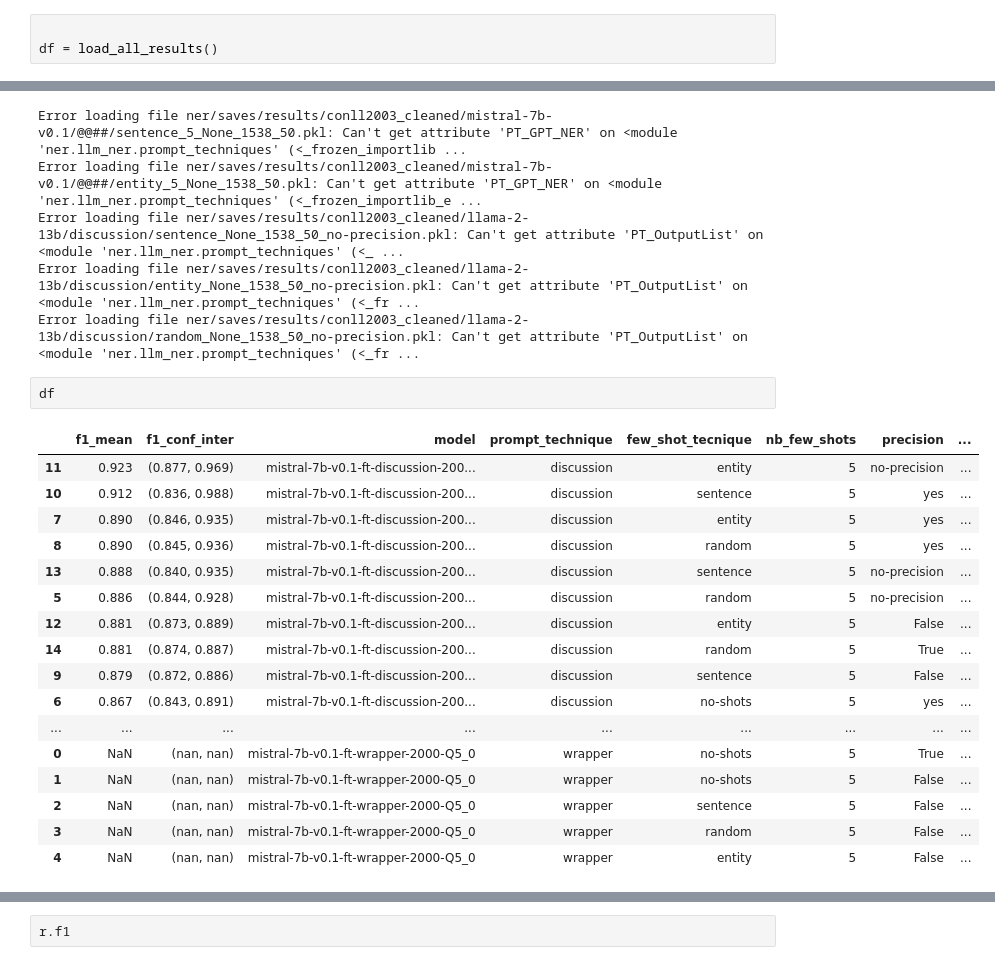
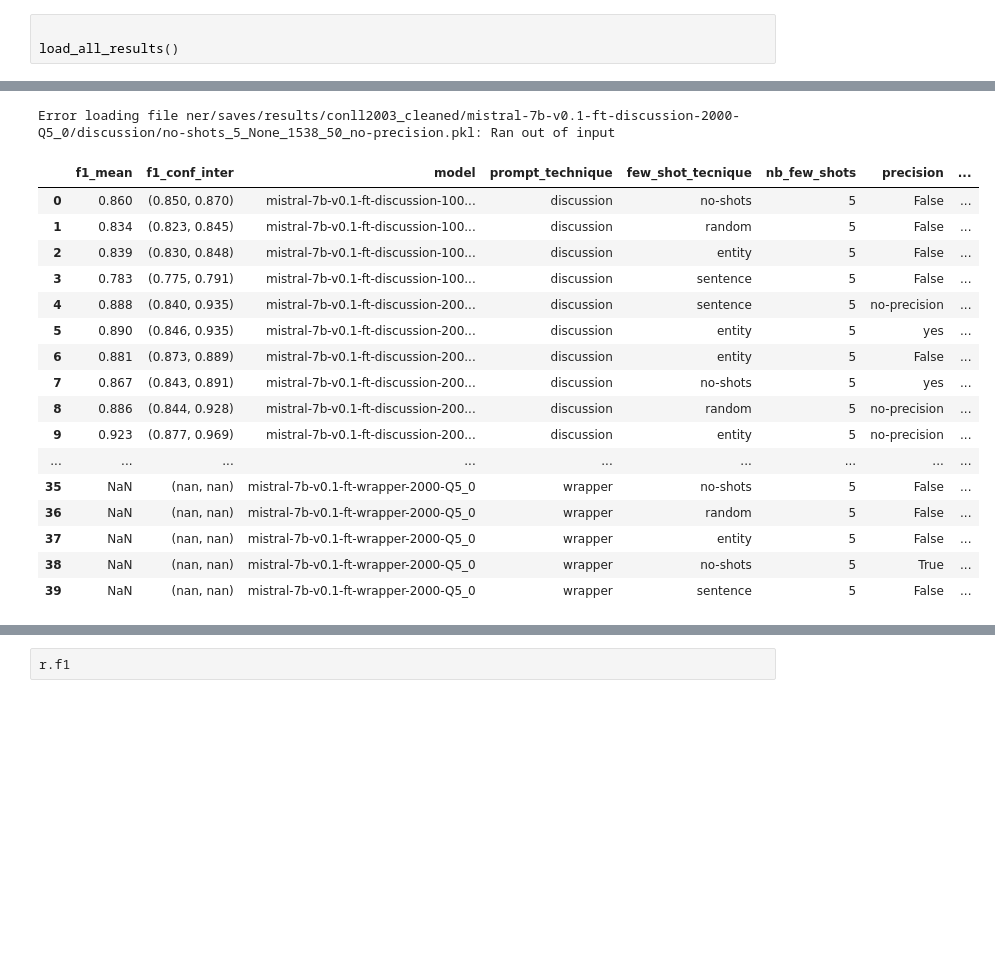
Before and after one commit to MathieuDesponds/Information-extraction-in-official-documents-using-LLMs, a Jupyter notebook: analysing_results.ipynb, the cells around one changed output, grey strips where cells are left out. Cells and saved outputs as stored; diff of their text form; blank space fills up the shorter version.

```diff
--- a/analysing_results.ipynb
+++ b/analysing_results.ipynb
@@ -12,4 +26,4 @@ from ner.llm_ner.ResultInstance import load_all_results, load_result
 # %%
 
-df = load_all_results()
+load_all_results()
 # %% [output]
@@ -17,25 +36,18 @@ Error loading file ner/saves/results/conll2003_cleaned/mistral-7b-v0.1-ft-discus
-Error loading file ner/saves/results/conll2003_cleaned/mistral-7b-v0.1/@@##/sentence_5_None_1538_50.pkl: Can't get attribute 'PT_GPT_NER' on <module 'ner.llm_ner.prompt_techniques' (<_frozen_importlib ...
-Error loading file ner/saves/results/conll2003_cleaned/mistral-7b-v0.1/@@##/entity_5_None_1538_50.pkl: Can't get attribute 'PT_GPT_NER' on <module 'ner.llm_ner.prompt_techniques' (<_frozen_importlib_e ...
-Error loading file ner/saves/results/conll2003_cleaned/llama-2-13b/discussion/sentence_None_1538_50_no-precision.pkl: Can't get attribute 'PT_OutputList' on <module 'ner.llm_ner.prompt_techniques' (<_ ...
-Error loading file ner/saves/results/conll2003_cleaned/llama-2-13b/discussion/entity_None_1538_50_no-precision.pkl: Can't get attribute 'PT_OutputList' on <module 'ner.llm_ner.prompt_techniques' (<_fr ...
-Error loading file ner/saves/results/conll2003_cleaned/llama-2-13b/discussion/random_None_1538_50_no-precision.pkl: Can't get attribute 'PT_OutputList' on <module 'ner.llm_ner.prompt_techniques' (<_fr ...
+Error loading file ner/saves/results/conll2003_cleaned/mistral-7b-v0.1-ft-discussion-2000-Q5_0/discussion/no-shots_5_None_1538_50_no-precision.pkl: Ran out of input
+|  | f1_mean | f1_conf_inter | model | prompt_technique | few_shot_tecnique | nb_few_shots | precision | ... |
+| 0 | 0.860 | (0.850, 0.870) | mistral-7b-v0.1-ft-discussion-100... | discussion | no-shots | 5 | False | ... |
+| 1 | 0.834 | (0.823, 0.845) | mistral-7b-v0.1-ft-discussion-100... | discussion | random | 5 | False | ... |
+| 2 | 0.839 | (0.830, 0.848) | mistral-7b-v0.1-ft-discussion-100... | discussion | entity | 5 | False | ... |
+| 3 | 0.783 | (0.775, 0.791) | mistral-7b-v0.1-ft-discussion-100... | discussion | sentence | 5 | False | ... |
+| 4 | 0.888 | (0.840, 0.935) | mistral-7b-v0.1-ft-discussion-200... | discussion | sentence | 5 | no-precision | ... |
+| 5 | 0.890 | (0.846, 0.935) | mistral-7b-v0.1-ft-discussion-200... | discussion | entity | 5 | yes | ... |
+| 6 | 0.881 | (0.873, 0.889) | mistral-7b-v0.1-ft-discussion-200... | discussion | entity | 5 | False | ... |
+| 7 | 0.867 | (0.843, 0.891) | mistral-7b-v0.1-ft-discussion-200... | discussion | no-shots | 5 | yes | ... |
+| 8 | 0.886 | (0.844, 0.928) | mistral-7b-v0.1-ft-discussion-200... | discussion | random | 5 | no-precision | ... |
+| 9 | 0.923 | (0.877, 0.969) | mistral-7b-v0.1-ft-discussion-200... | discussion | entity | 5 | no-precision | ... |
+| ... | ... | ... | ... | ... | ... | ... | ... | ... |
+| 35 | NaN | (nan, nan) | mistral-7b-v0.1-ft-wrapper-2000-Q5_0 | wrapper | no-shots | 5 | False | ... |
+| 36 | NaN | (nan, nan) | mistral-7b-v0.1-ft-wrapper-2000-Q5_0 | wrapper | random | 5 | False | ... |
+| 37 | NaN | (nan, nan) | mistral-7b-v0.1-ft-wrapper-2000-Q5_0 | wrapper | entity | 5 | False | ... |
+| 38 | NaN | (nan, nan) | mistral-7b-v0.1-ft-wrapper-2000-Q5_0 | wrapper | no-shots | 5 | True | ... |
+| 39 | NaN | (nan, nan) | mistral-7b-v0.1-ft-wrapper-2000-Q5_0 | wrapper | sentence | 5 | False | ... |
-# %%
-df
-# %% [output]
-|  | f1_mean | f1_conf_inter | model | prompt_technique | few_shot_tecnique | nb_few_shots | precision | ... |
-| 11 | 0.923 | (0.877, 0.969) | mistral-7b-v0.1-ft-discussion-200... | discussion | entity | 5 | no-precision | ... |
-| 10 | 0.912 | (0.836, 0.988) | mistral-7b-v0.1-ft-discussion-200... | discussion | sentence | 5 | yes | ... |
-| 7 | 0.890 | (0.846, 0.935) | mistral-7b-v0.1-ft-discussion-200... | discussion | entity | 5 | yes | ... |
-| 8 | 0.890 | (0.845, 0.936) | mistral-7b-v0.1-ft-discussion-200... | discussion | random | 5 | yes | ... |
-| 13 | 0.888 | (0.840, 0.935) | mistral-7b-v0.1-ft-discussion-200... | discussion | sentence | 5 | no-precision | ... |
-| 5 | 0.886 | (0.844, 0.928) | mistral-7b-v0.1-ft-discussion-200... | discussion | random | 5 | no-precision | ... |
-| 12 | 0.881 | (0.873, 0.889) | mistral-7b-v0.1-ft-discussion-200... | discussion | entity | 5 | False | ... |
-| 14 | 0.881 | (0.874, 0.887) | mistral-7b-v0.1-ft-discussion-200... | discussion | random | 5 | True | ... |
-| 9 | 0.879 | (0.872, 0.886) | mistral-7b-v0.1-ft-discussion-200... | discussion | sentence | 5 | False | ... |
-| 6 | 0.867 | (0.843, 0.891) | mistral-7b-v0.1-ft-discussion-200... | discussion | no-shots | 5 | yes | ... |
-| ... | ... | ... | ... | ... | ... | ... | ... | ... |
-| 0 | NaN | (nan, nan) | mistral-7b-v0.1-ft-wrapper-2000-Q5_0 | wrapper | no-shots | 5 | True | ... |
-| 1 | NaN | (nan, nan) | mistral-7b-v0.1-ft-wrapper-2000-Q5_0 | wrapper | no-shots | 5 | False | ... |
-| 2 | NaN | (nan, nan) | mistral-7b-v0.1-ft-wrapper-2000-Q5_0 | wrapper | sentence | 5 | False | ... |
-| 3 | NaN | (nan, nan) | mistral-7b-v0.1-ft-wrapper-2000-Q5_0 | wrapper | random | 5 | False | ... |
-| 4 | NaN | (nan, nan) | mistral-7b-v0.1-ft-wrapper-2000-Q5_0 | wrapper | entity | 5 | False | ... |
```
Also changed, not shown: parts of 4 cells of this notebook, 3 other files.
